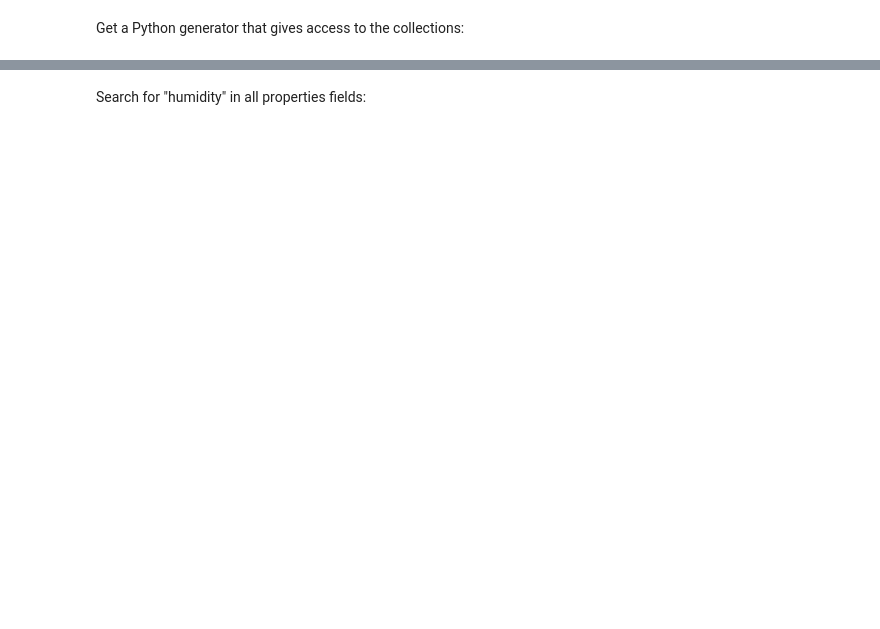
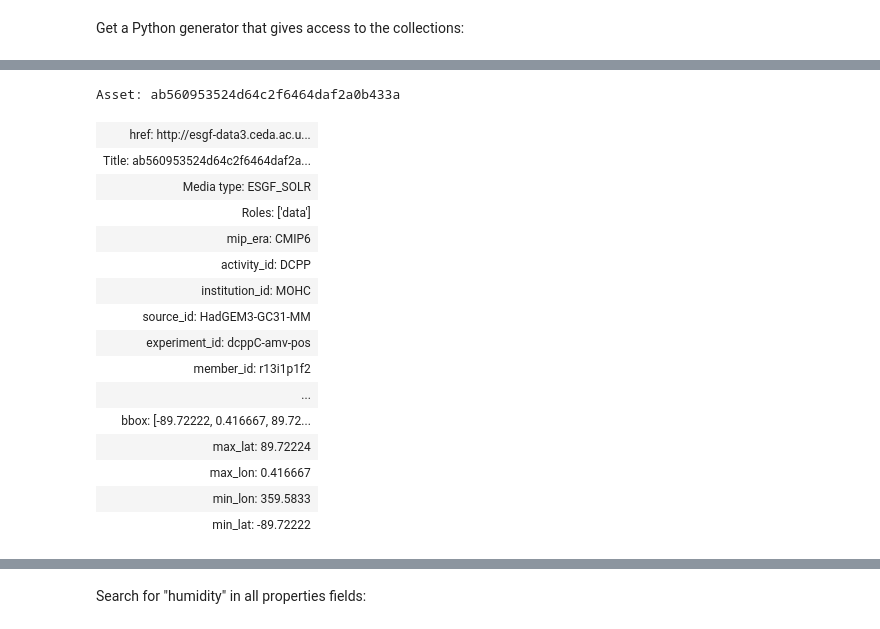
Before and after one commit to cedadev/pystac-client, a Jupyter notebook: esgf-search-stac.ipynb, the cells around one changed output, grey strips where cells are left out. Cells and saved outputs as stored; diff of their text form; code cells hidden in the pictures; blank space fills up the shorter version.

```diff
--- a/esgf-search-stac.ipynb
+++ b/esgf-search-stac.ipynb
@@ -138,0 +396,6 @@ assets[-1].to_dict()
+# %%
+%%time
+from pystac_client.asset_search import AssetSearch
+import pystac_client as pc
+
+ass = AssetSearch(url="https://api.stac.ceda.ac.uk/asset/search/")
@@ -139,3 +405,27 @@ assets[-1].to_dict()
+# %%
+assets = ass.get_assets()
+# %%
+asset = next(assets)
+# %%
+asset
+# %% [output]
+Asset: ab560953524d64c2f6464daf2a0b433a
+| href: http://esgf-data3.ceda.ac.u... |
+| Title: ab560953524d64c2f6464daf2a... |
+| Media type: ESGF_SOLR |
+| Roles: ['data'] |
+| mip_era: CMIP6 |
+| activity_id: DCPP |
+| institution_id: MOHC |
+| source_id: HadGEM3-GC31-MM |
+| experiment_id: dcppC-amv-pos |
+| member_id: r13i1p1f2 |
+| ... |
+| bbox: [-89.72222, 0.416667, 89.72... |
+| max_lat: 89.72224 |
+| max_lon: 0.416667 |
+| min_lon: 359.5833 |
+| min_lat: -89.72222 |
 # %% [markdown]
 ## Keywords
 
```
Also changed, not shown: parts of 62 cells of this notebook, 1 other file.
